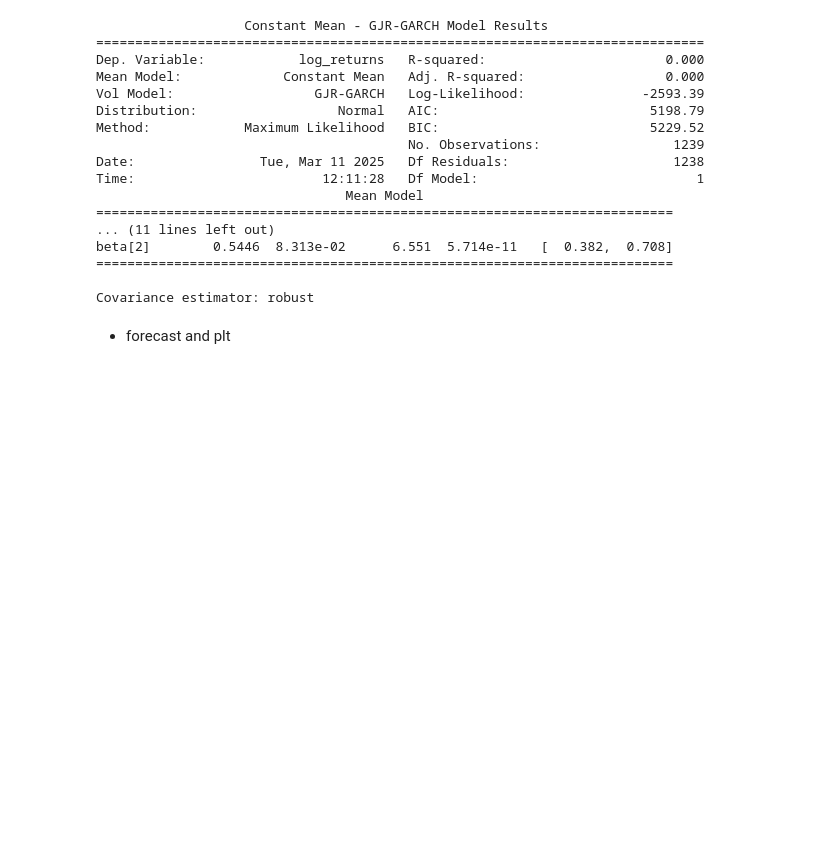
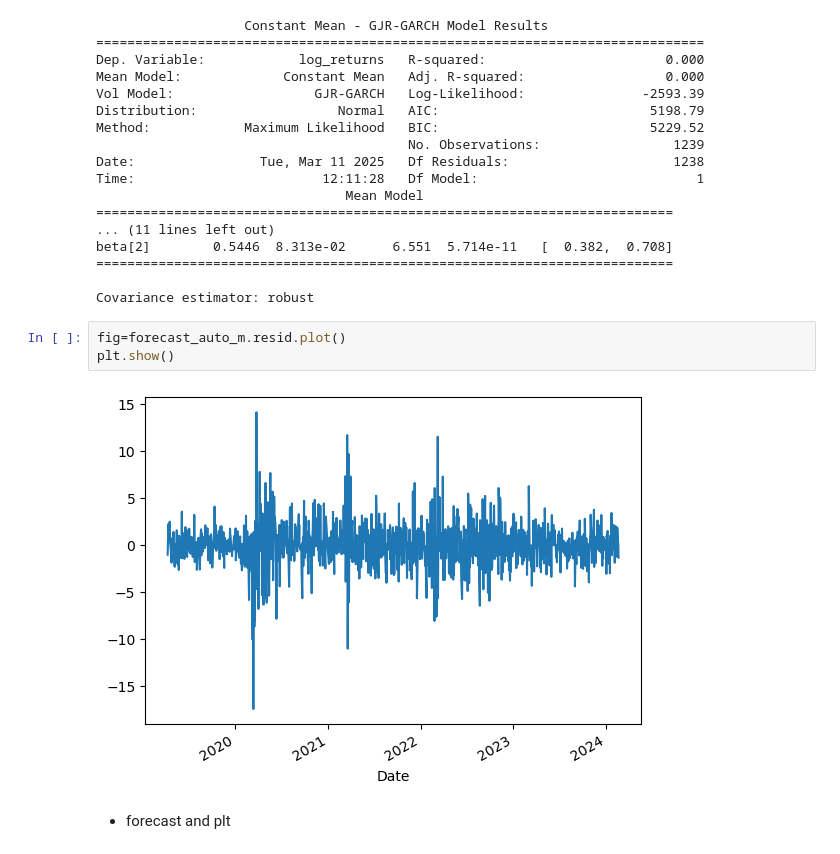
Before and after one commit to lucaluisadjei/pythongermanstocks, a Jupyter notebook: python_project.ipynb, the cells around one changed output. Cells and saved outputs as stored; diff of their text form; blank space fills up the shorter version.

```diff
--- a/python_project.ipynb
+++ b/python_project.ipynb
@@ -416,6 +416,11 @@ beta[2]        0.5446  8.313e-02      6.551  5.714e-11   [  0.382,  0.708]
 ==========================================================================
 
 Covariance estimator: robust
+# %%
+fig=forecast_auto_m.resid.plot()
+plt.show()
+# %% [output]
+[figure, added]
 # %% [markdown]
 - forecast and plt
 # %%
```
Also changed, not shown: parts of 1 cell of this notebook.
